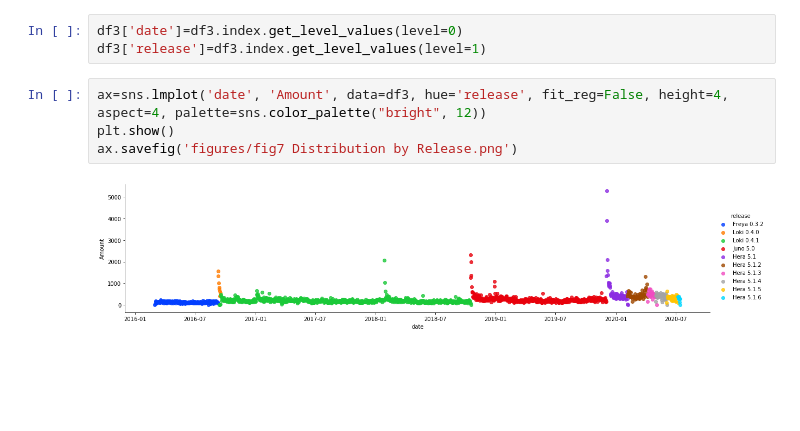
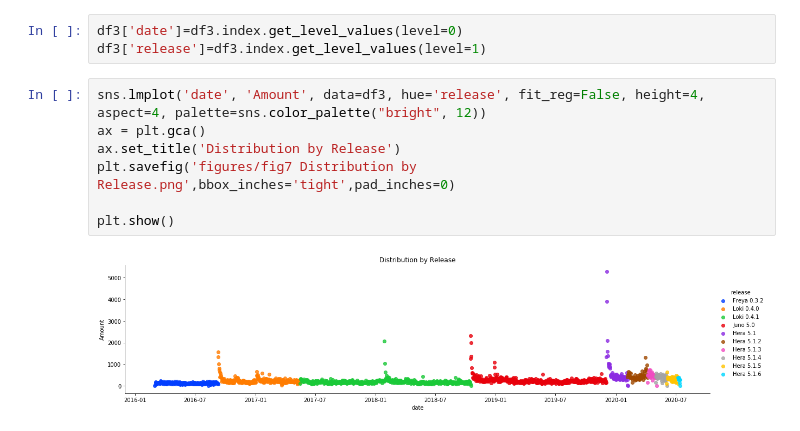
Before and after one commit to NancyKecso/Springboard, a Jupyter notebook: Capstone 3 elementary OS revenue projection/Capstone 3 - Step 3 Exploratory Data Analysis.ipynb, the cells around one changed output. Saved outputs shown, nothing was run; the diff lists cells and outputs as text; blank space fills up the shorter version.

```diff
--- a/Capstone 3 elementary OS revenue projection/Capstone 3 - Step 3 Exploratory Data Analysis.ipynb
+++ b/Capstone 3 elementary OS revenue projection/Capstone 3 - Step 3 Exploratory Data Analysis.ipynb
@@ -223,8 +229,11 @@ df4 = df.groupby([df['Created (UTC)'].dt.date, 'Description'])[['Amount']].sum()
 df3['date']=df3.index.get_level_values(level=0)
 df3['release']=df3.index.get_level_values(level=1)
 # %%
-ax=sns.lmplot('date', 'Amount', data=df3, hue='release', fit_reg=False, height=4, aspect=4, palette=sns.color_palette("bright", 12))
+sns.lmplot('date', 'Amount', data=df3, hue='release', fit_reg=False, height=4, aspect=4, palette=sns.color_palette("bright", 12))
+ax = plt.gca()
+ax.set_title('Distribution by Release')
+plt.savefig('figures/fig7 Distribution by Release.png',bbox_inches='tight',pad_inches=0)
+
 plt.show()
-ax.savefig('figures/fig7 Distribution by Release.png')
 # %% [output]
-[figure, old version]
+[figure, new version]
```
Also changed, not shown: parts of 4 cells of this notebook, 14 other files.
